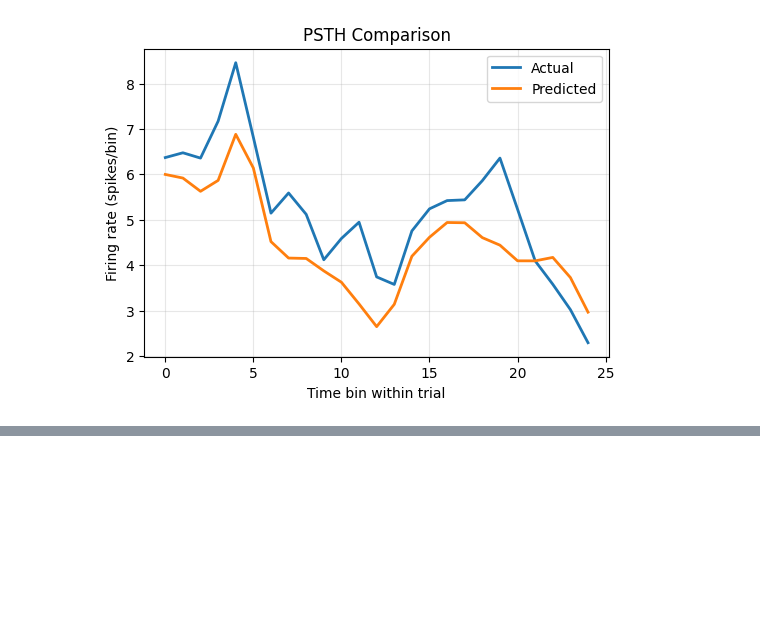
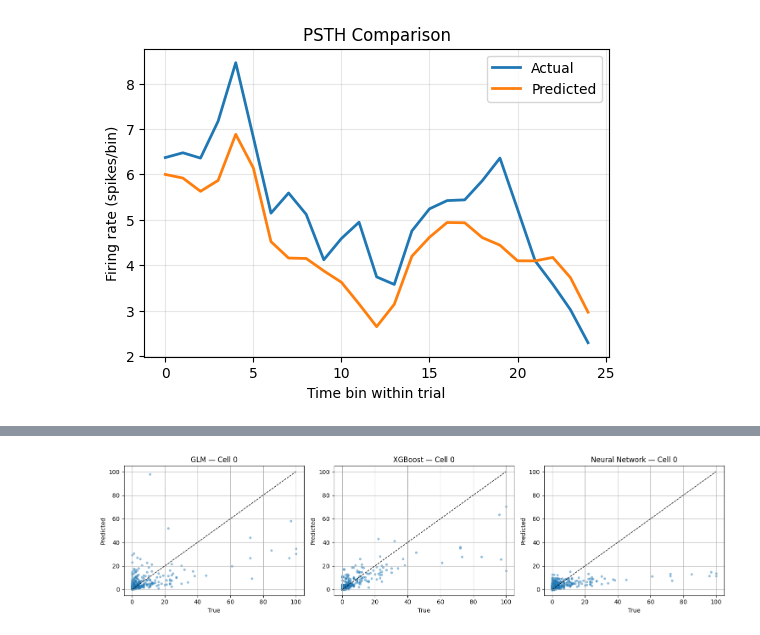
Before and after one commit to shtem/BIOL61230_poisson_neural_net, a Jupyter notebook: notebooks/neural_network.ipynb, the cells around one changed output, grey strips where cells are left out. Drawn from its saved outputs; the diff is of its cells as text; code cells hidden in the pictures; blank space fills up the shorter version.

```diff
--- a/notebooks/neural_network.ipynb
+++ b/notebooks/neural_network.ipynb
@@ -98,0 +140,29 @@ nn_results[0]["test"]["psth_fig"]
+# %%
+def compare_models_for_cell(glm_results, xgb_results, nn_results, cell, split="test"):
+    plt.figure(figsize=(15, 4))
+
+    for i, (results, name) in enumerate(
+        [(glm_results, "GLM"), (xgb_results, "XGBoost"), (nn_results, "Neural Network")]
+    ):
+        y_true = results[cell][f"y_{split}"]
+        y_pred = results[cell][f"y_pred_{split}"]
+
+        plt.subplot(1, 3, i + 1)
+        plt.scatter(y_true, y_pred, alpha=0.4, s=10)
+        plt.plot(
+            [y_true.min(), y_true.max()],
+            [y_true.min(), y_true.max()],
+            "k--",
+            linewidth=1,
+        )
+        plt.title(f"{name} — Cell {cell}")
+        plt.xlabel("True")
+        plt.ylabel("Predicted")
+        plt.grid(True)
+
+    plt.tight_layout()
+    plt.show()
+# %%
+compare_models_for_cell(glm_results, xgboost_results, nn_results, cell=0)
+# %% [output]
+[figure, added]
```
Also changed, not shown: parts of 8 cells of this notebook, 2 other files.
